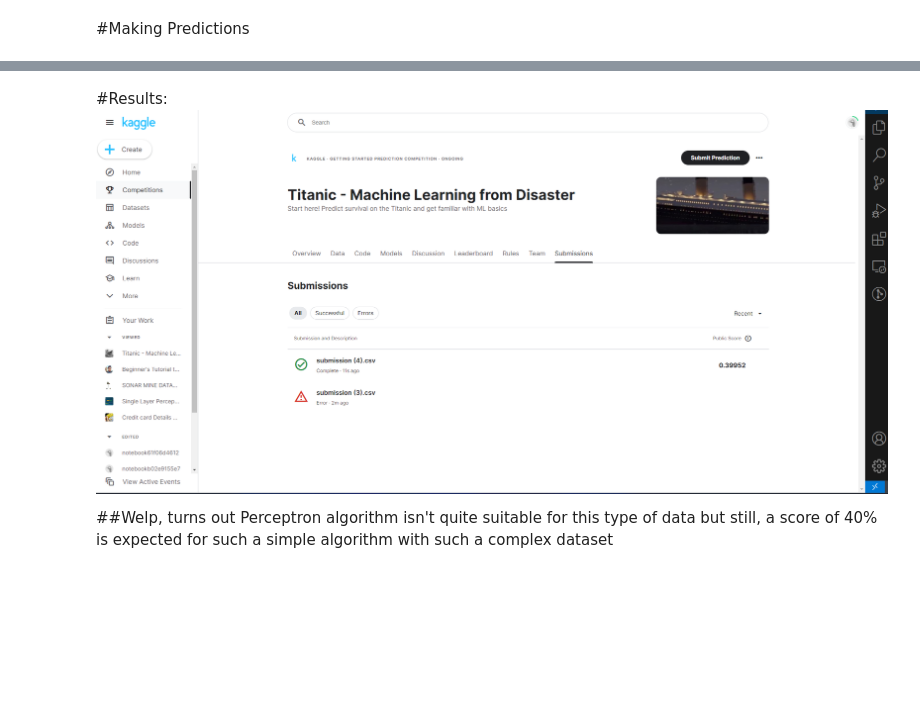
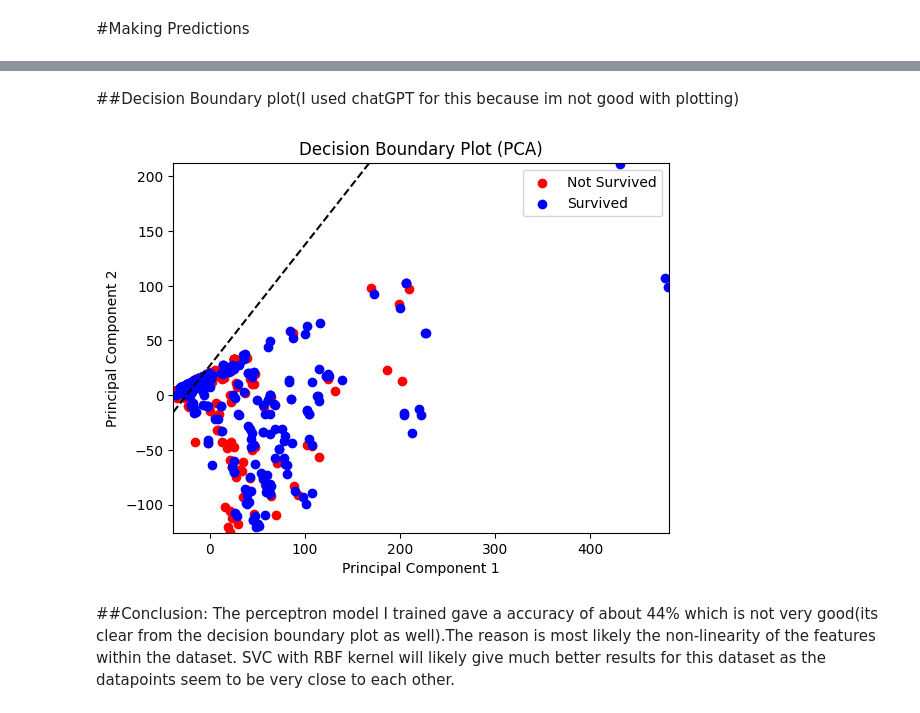
Before and after one commit to zappy586/AIML_Module_4_Lab_1_Perceptron_Mohd_Zeeshan-MJCET-, a Jupyter notebook: AIML_Module_4_Lab_1_Perceptron_Mohd_Zeeshan(MJCET).ipynb, the cells around one changed output, grey strips where cells are left out. Saved outputs shown, nothing was run; the diff lists cells and outputs as text; code cells hidden in the pictures; blank space fills up the shorter version.

```diff
--- a/AIML_Module_4_Lab_1_Perceptron_Mohd_Zeeshan(MJCET).ipynb
+++ b/AIML_Module_4_Lab_1_Perceptron_Mohd_Zeeshan(MJCET).ipynb
@@ -360,5 +323,53 @@ subm_df.to_csv("submission.csv", index=False)
-# %% [markdown]
-#Results:
-![image.png](embedded-picture-1)
-
-##Welp, turns out Perceptron algorithm isn't quite suitable for this type of data but still, a score of 40% is expected for such a simple algorithm with such a complex dataset
+# %% [markdown]
+##Decision Boundary plot(I used chatGPT for this because im not good with plotting)
+# %%
+import numpy as np
+import matplotlib.pyplot as plt
+from sklearn.decomposition import PCA
+
+# Function to calculate the decision boundary
+def decision_boundary(weights, features):
+    return np.dot(features, weights[1:]) + weights[0]
+
+# Data for plotting
+data = df_train  # Replace with your actual dataframe
+
+# Extracting features and target
+X = data.drop('Survived', axis=1)
+y = data['Survived']
+
+# Applying PCA to reduce dimensions to 2 for visualization
+pca = PCA(n_components=2)
+X_pca = pca.fit_transform(X)
+
+# Scatter plot for Survived = 0
+plt.scatter(X_pca[y == 0][:, 0], X_pca[y == 0][:, 1], color='red', label='Not Survived')
+
+# Scatter plot for Survived = 1
+plt.scatter(X_pca[y == 1][:, 0], X_pca[y == 1][:, 1], color='blue', label='Survived')
+
+# Decision boundary line
+x_min, x_max = X_pca[:, 0].min() - 1, X_pca[:, 0].max() + 1
+y_min, y_max = X_pca[:, 1].min() - 1, X_pca[:, 1].max() + 1
+xx, yy = np.meshgrid(np.arange(x_min, x_max, 0.1), np.arange(y_min, y_max, 0.1))
+
+# Transform meshgrid points back to original feature space
+meshgrid_points = np.c_[xx.ravel(), yy.ravel()]
+inverse_transformed_points = pca.inverse_transform(meshgrid_points)
+Z = decision_boundary(weights, inverse_transformed_points)
+Z = Z.reshape(xx.shape)
+
+plt.contour(xx, yy, Z, colors='black', linestyles='dashed', levels=[0])
+
+# Set labels and title
+plt.xlabel('Principal Component 1')
+plt.ylabel('Principal Component 2')
+plt.title('Decision Boundary Plot (PCA)')
+plt.legend()
+
+# Show the plot
+plt.show()
+# %% [output]
+[figure, added]
+# %% [markdown]
+##Conclusion: The perceptron model I trained gave a accuracy of about 44% which is not very good(its clear from the decision boundary plot as well).The reason is most likely the non-linearity of the features within the dataset. SVC with RBF kernel will likely give much better results for this dataset as the datapoints seem to be very close to each other.
```
Also changed, not shown: parts of 26 cells of this notebook.
